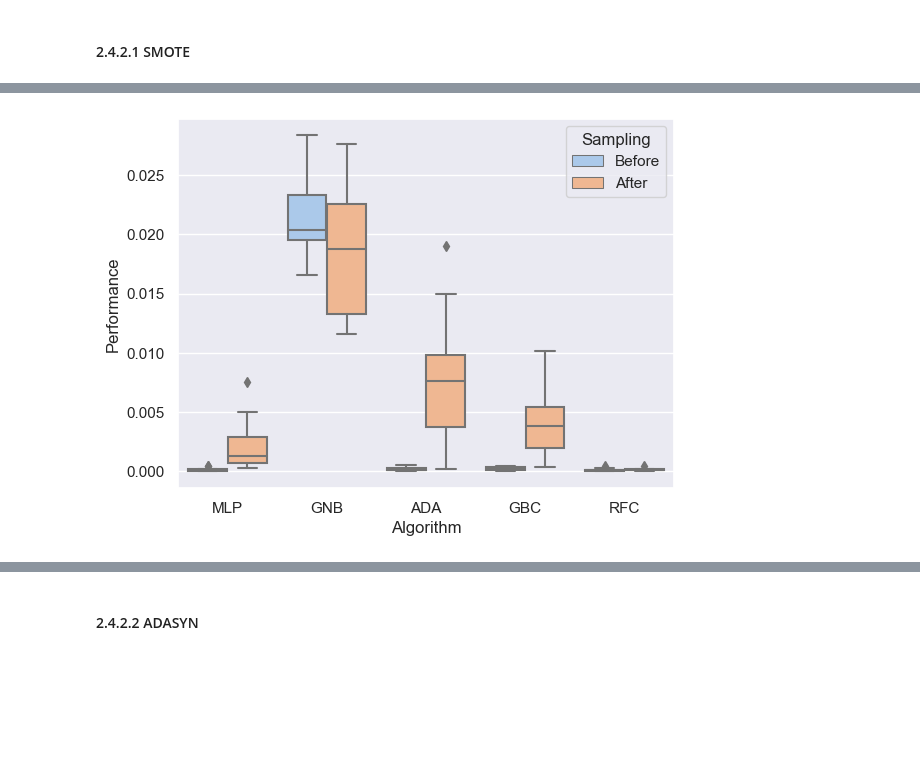
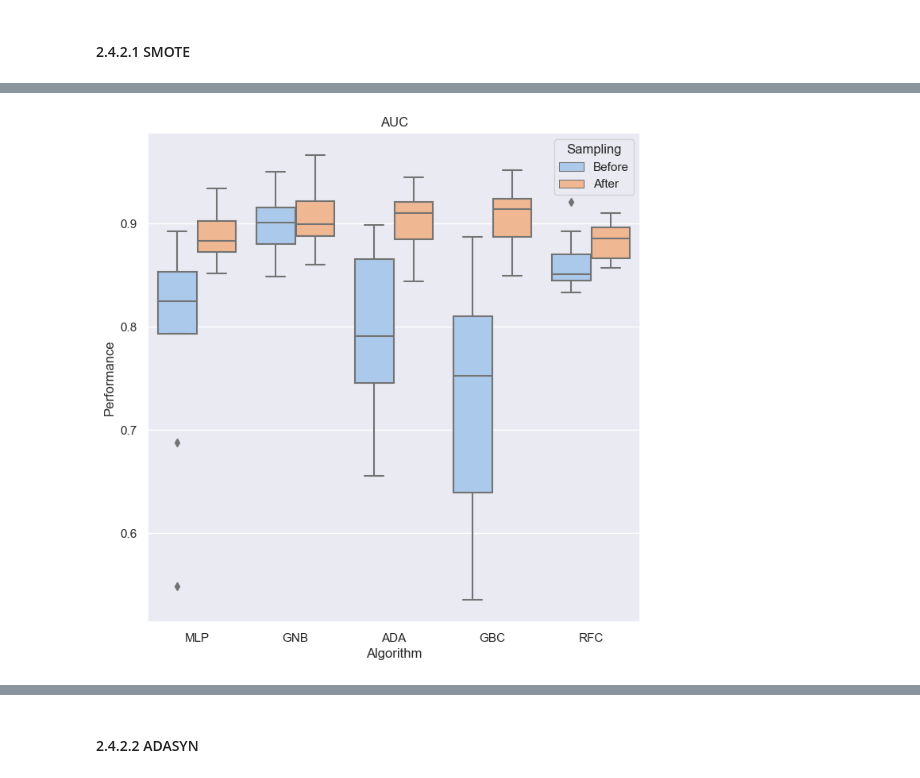
Before and after one commit to TheKienLe/ML_credit_card_fraud_detection, a Jupyter notebook: Thesis.ipynb, the cells around one changed output, grey strips where cells are left out. Cells and saved outputs as stored; diff of their text form; code cells hidden in the pictures; blank space fills up the shorter version.

```diff
--- a/Thesis.ipynb
+++ b/Thesis.ipynb
@@ -513,0 +1000,3 @@ list_skew = [1, 2, 3, 5, 7, 8, 12, 14, 16, 17, 20, 21, 23, 28]
+# %%
+list_skew = np.where(subset_columns == np.array(list_skew)[:, np.newaxis])[1]
+list_skew
@@ -671,4 +1086,2 @@ df_vif[df_vif["VIF"]> 2]
 # %% [markdown]
 ## 2.4 Class Imbalance
-# %%
-X = data.iloc[:, :-2].values
@@ -757,0 +1163,5 @@ CV auc score: 0.851 +/- 0.037
+# %%
+# save the result
+dict_score_imba_bf = {'Sensitivity': sensi_score.copy(), 'Fallout' : fallout_score.copy(), 'AUC' : auc_score.copy()}
+
+plot_algo_comparison(dict_score_imba_bf)
@@ -892,0 +1475,5 @@ plot_algo_comparison(dict_score_imba_border)
+# %%
+# save the result
+dict_score_imba_SMOTE = {'Sensitivity': sensi_score.copy(), 'Fallout' : fallout_score.copy(), 'AUC' : auc_score.copy()}
+
+plot_algo_comparison(dict_score_imba_SMOTE)
@@ -900,4 +1486,4 @@ for metric in metrics:
 # %%
-bf_af_comparison(dict_score_imba_bf, dict_score_imba_smote, score='Fallout')
+bf_af_comparison(dict_score_imba_bf, dict_score_imba_SMOTE, score='AUC')
 # %% [output]
-[figure, old version]
+[figure, new version]
```
Also changed, not shown: parts of 144 cells of this notebook.
